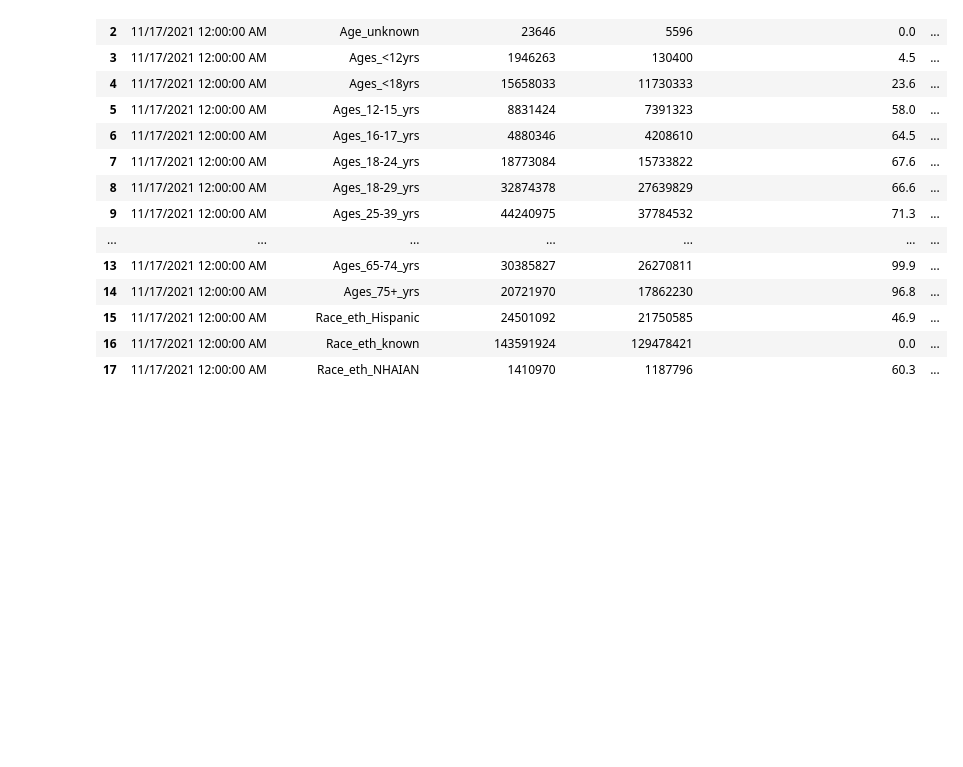
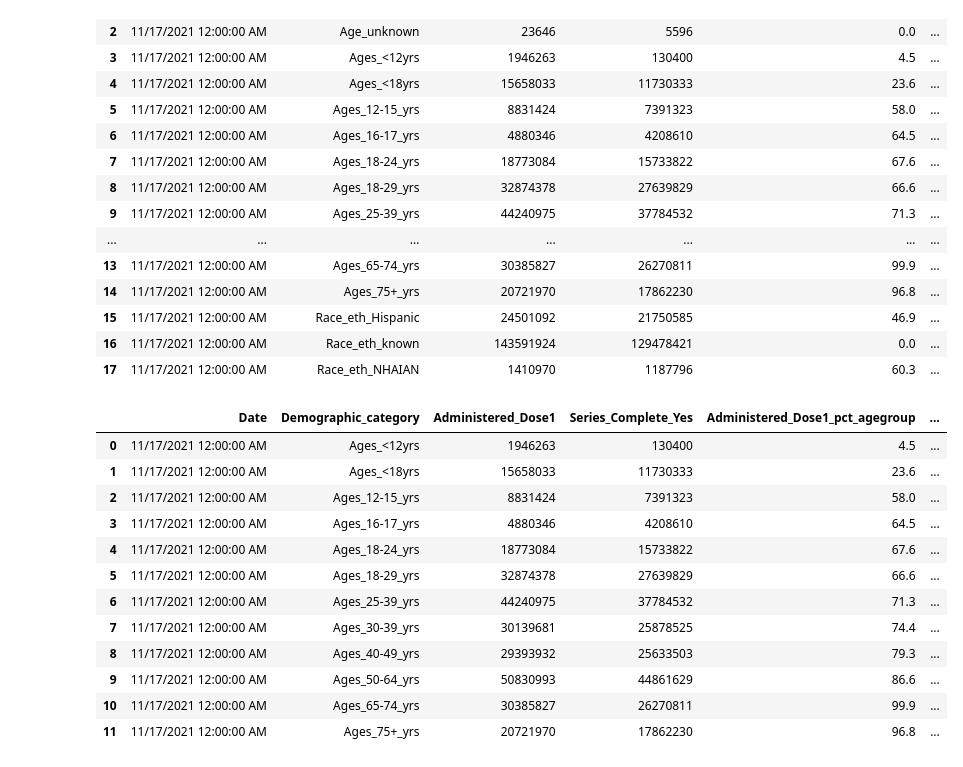
Before and after one commit to stevenptran/Covid-MQP, a Jupyter notebook: MQPTesting.ipynb, the cells around one changed output. Cells and saved outputs as stored; diff of their text form; code cells hidden in the pictures; blank space fills up the shorter version.

```diff
--- a/MQPTesting.ipynb
+++ b/MQPTesting.ipynb
@@ -38,3 +38,26 @@ covid.head(18)
 | 15 | 11/17/2021 12:00:00 AM | Race_eth_Hispanic | 24501092 | 21750585 | 46.9 | ... |
 | 16 | 11/17/2021 12:00:00 AM | Race_eth_known | 143591924 | 129478421 | 0.0 | ... |
 | 17 | 11/17/2021 12:00:00 AM | Race_eth_NHAIAN | 1410970 | 1187796 | 60.3 | ... |
+# %%
+covid_age = covid.iloc[3:15]
+covid_age = covid_age.reset_index(drop=True)
+
+
+s = covid_age['Demographic_category'].str.slice(start=5)
+covid_age['Age_Group'] = s
+
+covid_age
+# %% [output]
+|  | Date | Demographic_category | Administered_Dose1 | Series_Complete_Yes | Administered_Dose1_pct_agegroup | ... |
+| 0 | 11/17/2021 12:00:00 AM | Ages_<12yrs | 1946263 | 130400 | 4.5 | ... |
+| 1 | 11/17/2021 12:00:00 AM | Ages_<18yrs | 15658033 | 11730333 | 23.6 | ... |
+| 2 | 11/17/2021 12:00:00 AM | Ages_12-15_yrs | 8831424 | 7391323 | 58.0 | ... |
+| 3 | 11/17/2021 12:00:00 AM | Ages_16-17_yrs | 4880346 | 4208610 | 64.5 | ... |
+| 4 | 11/17/2021 12:00:00 AM | Ages_18-24_yrs | 18773084 | 15733822 | 67.6 | ... |
+| 5 | 11/17/2021 12:00:00 AM | Ages_18-29_yrs | 32874378 | 27639829 | 66.6 | ... |
+| 6 | 11/17/2021 12:00:00 AM | Ages_25-39_yrs | 44240975 | 37784532 | 71.3 | ... |
+| 7 | 11/17/2021 12:00:00 AM | Ages_30-39_yrs | 30139681 | 25878525 | 74.4 | ... |
+| 8 | 11/17/2021 12:00:00 AM | Ages_40-49_yrs | 29393932 | 25633503 | 79.3 | ... |
+| 9 | 11/17/2021 12:00:00 AM | Ages_50-64_yrs | 50830993 | 44861629 | 86.6 | ... |
+| 10 | 11/17/2021 12:00:00 AM | Ages_65-74_yrs | 30385827 | 26270811 | 99.9 | ... |
+| 11 | 11/17/2021 12:00:00 AM | Ages_75+_yrs | 20721970 | 17862230 | 96.8 | ... |
```
Also changed, not shown: parts of 1 cell of this notebook.
